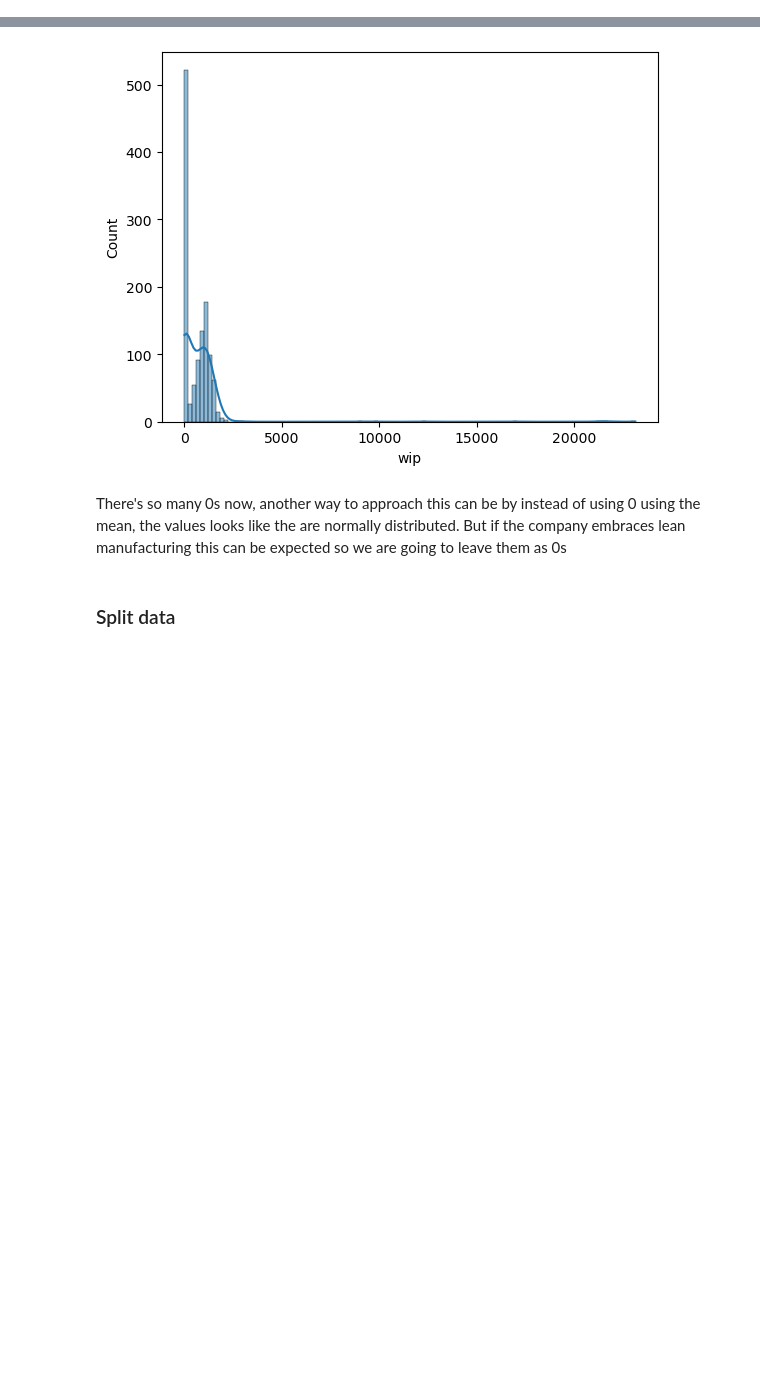
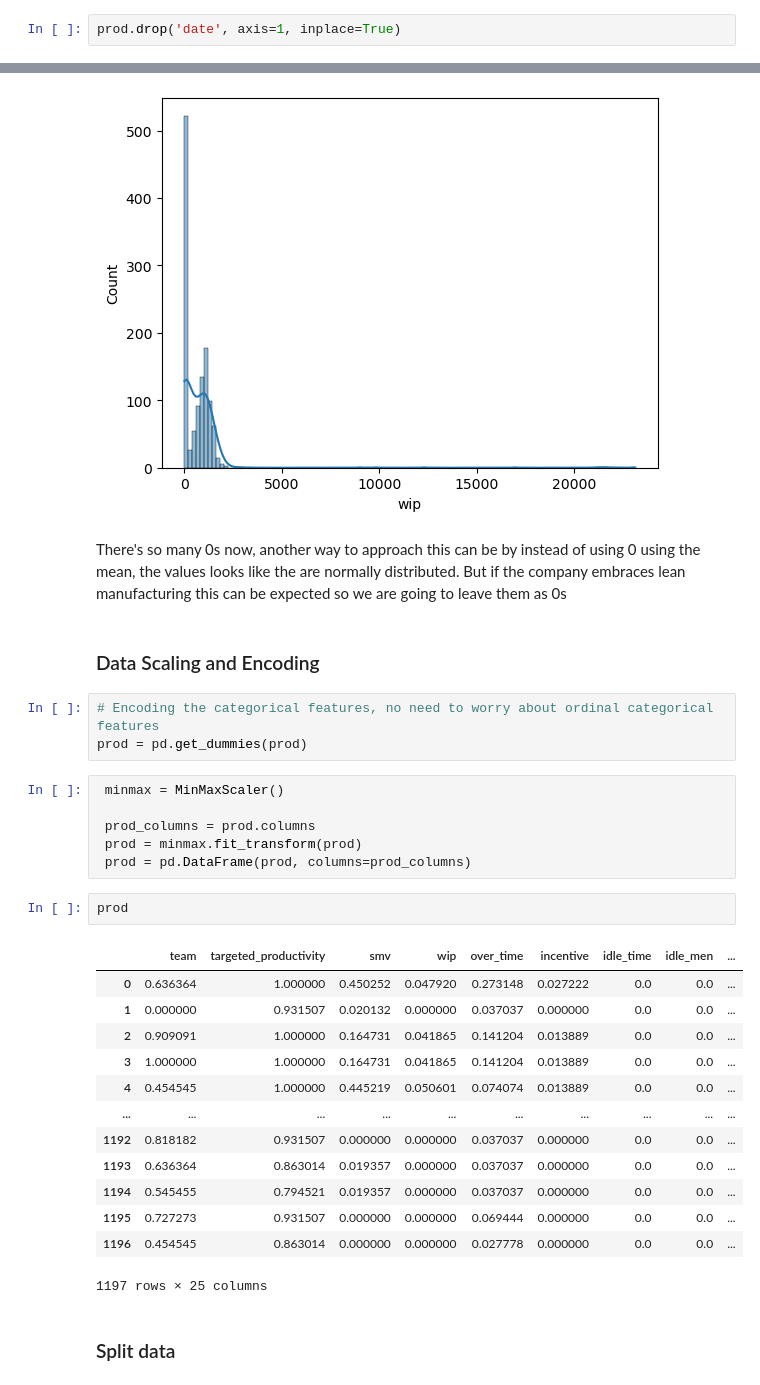
Before and after one commit to 1Elral4/Employee-Productivity-Predictor-with-Trees, a Jupyter notebook: productivity_predictor.ipynb, the cells around one changed output, grey strips where cells are left out. Saved outputs shown, nothing was run; the diff lists cells and outputs as text; blank space fills up the shorter version.

Commit message:
Scale and encode features

```diff
--- a/productivity_predictor.ipynb
+++ b/productivity_predictor.ipynb
@@ -208,3 +217,5 @@ prod.drop('quarter', axis=1, inplace=True)
+# %%
+prod.drop('date', axis=1, inplace=True)
 # %%
 prod['wip'] = prod['wip'].fillna(0)
 # %%
@@ -214,6 +225,33 @@ sns.histplot(prod.wip, kde=True)
 [figure]
 # %% [markdown]
 There's so many 0s now, another way to approach this can be by instead of using 0 using the mean, the values looks like the are normally distributed. But if the company embraces lean manufacturing this can be expected so we are going to leave them as 0s
+# %% [markdown]
+### Data Scaling and Encoding
+# %%
+# Encoding the categorical features, no need to worry about ordinal categorical features
+prod = pd.get_dummies(prod)
+# %%
+ minmax = MinMaxScaler()
+
+ prod_columns = prod.columns
+ prod = minmax.fit_transform(prod)
+ prod = pd.DataFrame(prod, columns=prod_columns)
+# %%
+prod
+# %% [output]
+|  | team | targeted_productivity | smv | wip | over_time | incentive | idle_time | idle_men | ... |
+| 0 | 0.636364 | 1.000000 | 0.450252 | 0.047920 | 0.273148 | 0.027222 | 0.0 | 0.0 | ... |
+| 1 | 0.000000 | 0.931507 | 0.020132 | 0.000000 | 0.037037 | 0.000000 | 0.0 | 0.0 | ... |
+| 2 | 0.909091 | 1.000000 | 0.164731 | 0.041865 | 0.141204 | 0.013889 | 0.0 | 0.0 | ... |
+| 3 | 1.000000 | 1.000000 | 0.164731 | 0.041865 | 0.141204 | 0.013889 | 0.0 | 0.0 | ... |
+| 4 | 0.454545 | 1.000000 | 0.445219 | 0.050601 | 0.074074 | 0.013889 | 0.0 | 0.0 | ... |
+| ... | ... | ... | ... | ... | ... | ... | ... | ... | ... |
+| 1192 | 0.818182 | 0.931507 | 0.000000 | 0.000000 | 0.037037 | 0.000000 | 0.0 | 0.0 | ... |
+| 1193 | 0.636364 | 0.863014 | 0.019357 | 0.000000 | 0.037037 | 0.000000 | 0.0 | 0.0 | ... |
+| 1194 | 0.545455 | 0.794521 | 0.019357 | 0.000000 | 0.037037 | 0.000000 | 0.0 | 0.0 | ... |
+| 1195 | 0.727273 | 0.931507 | 0.000000 | 0.000000 | 0.069444 | 0.000000 | 0.0 | 0.0 | ... |
+| 1196 | 0.454545 | 0.863014 | 0.000000 | 0.000000 | 0.027778 | 0.000000 | 0.0 | 0.0 | ... |
+1197 rows × 25 columns
 # %% [markdown]
 ### Split data
 # %%
```
Also changed, not shown: parts of 4 cells of this notebook.
